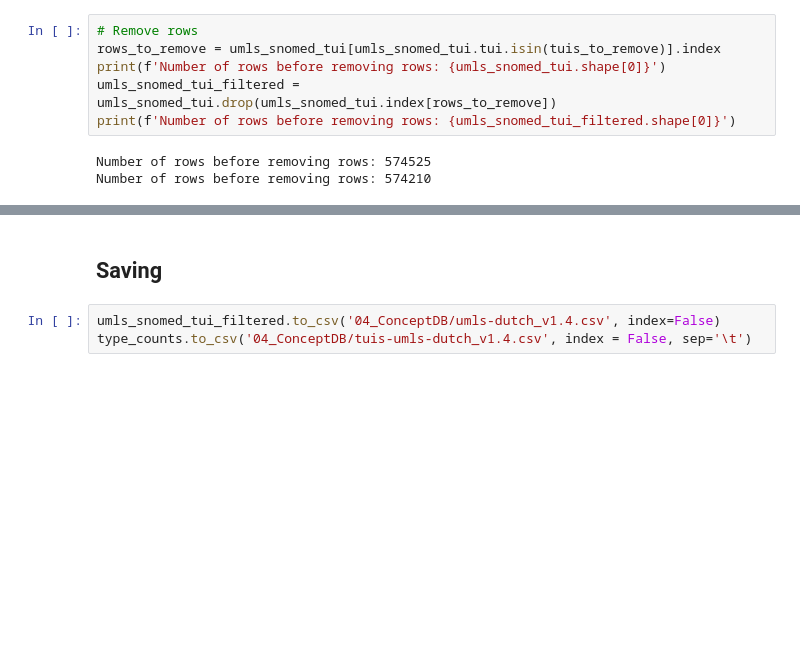
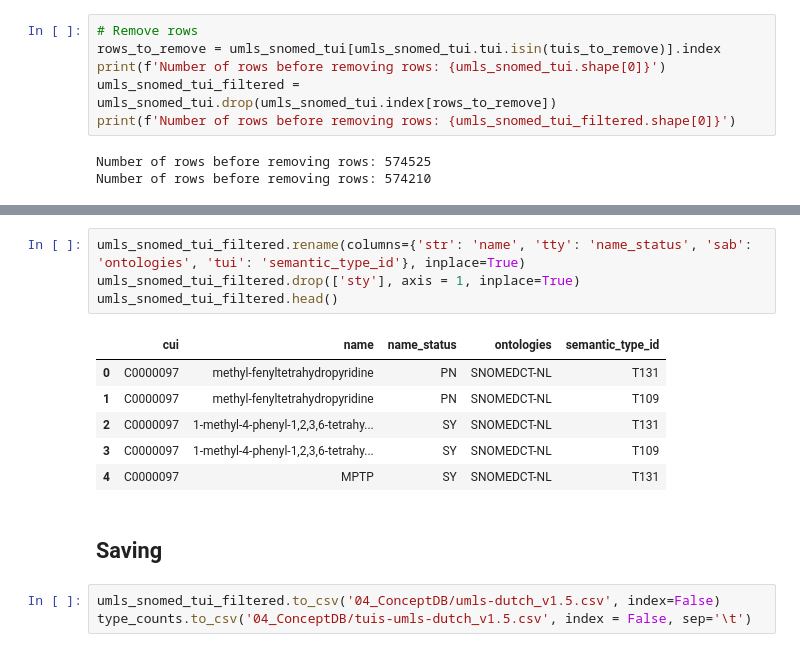
Before and after one commit to umcu/dutch-medical-concepts, a Jupyter notebook: dutch-umls_to_concept-table.ipynb, the cells around one changed output, grey strips where cells are left out. Saved outputs shown, nothing was run; the diff lists cells and outputs as text; blank space fills up the shorter version.

Commit message:
Update column names for medcat v1

```diff
--- a/dutch-umls_to_concept-table.ipynb
+++ b/dutch-umls_to_concept-table.ipynb
@@ -412,5 +415,16 @@ Number of rows before removing rows: 574210
+# %%
+umls_snomed_tui_filtered.rename(columns={'str': 'name', 'tty': 'name_status', 'sab': 'ontologies', 'tui': 'semantic_type_id'}, inplace=True)
+umls_snomed_tui_filtered.drop(['sty'], axis = 1, inplace=True)
+umls_snomed_tui_filtered.head()
+# %% [output]
+|  | cui | name | name_status | ontologies | semantic_type_id |
+| 0 | C0000097 | methyl-fenyltetrahydropyridine | PN | SNOMEDCT-NL | T131 |
+| 1 | C0000097 | methyl-fenyltetrahydropyridine | PN | SNOMEDCT-NL | T109 |
+| 2 | C0000097 | 1-methyl-4-phenyl-1,2,3,6-tetrahy... | SY | SNOMEDCT-NL | T131 |
+| 3 | C0000097 | 1-methyl-4-phenyl-1,2,3,6-tetrahy... | SY | SNOMEDCT-NL | T109 |
+| 4 | C0000097 | MPTP | SY | SNOMEDCT-NL | T131 |
 # %% [markdown]
 ## Saving
 # %%
-umls_snomed_tui_filtered.to_csv('04_ConceptDB/umls-dutch_v1.4.csv', index=False)
-type_counts.to_csv('04_ConceptDB/tuis-umls-dutch_v1.4.csv', index = False, sep='\t')
+umls_snomed_tui_filtered.to_csv('04_ConceptDB/umls-dutch_v1.5.csv', index=False)
+type_counts.to_csv('04_ConceptDB/tuis-umls-dutch_v1.5.csv', index = False, sep='\t')
```
Also changed, not shown: parts of 5 cells of this notebook, 1 other file.
